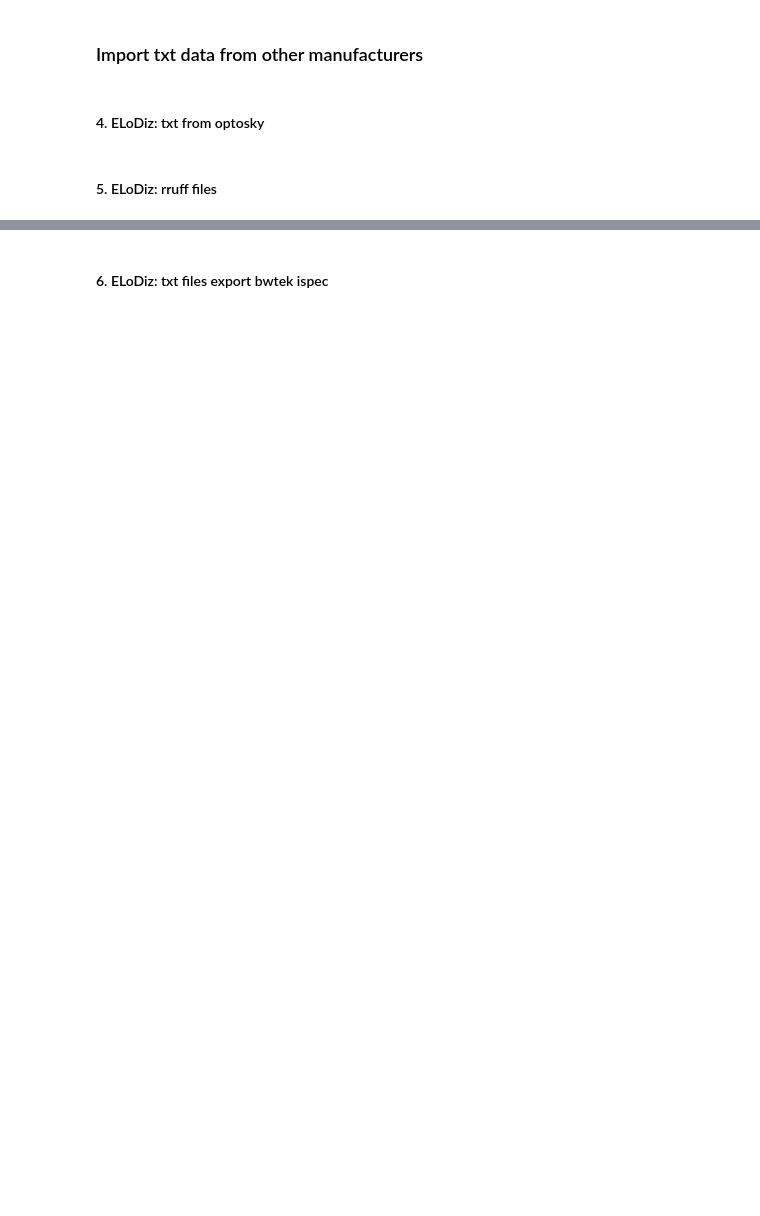
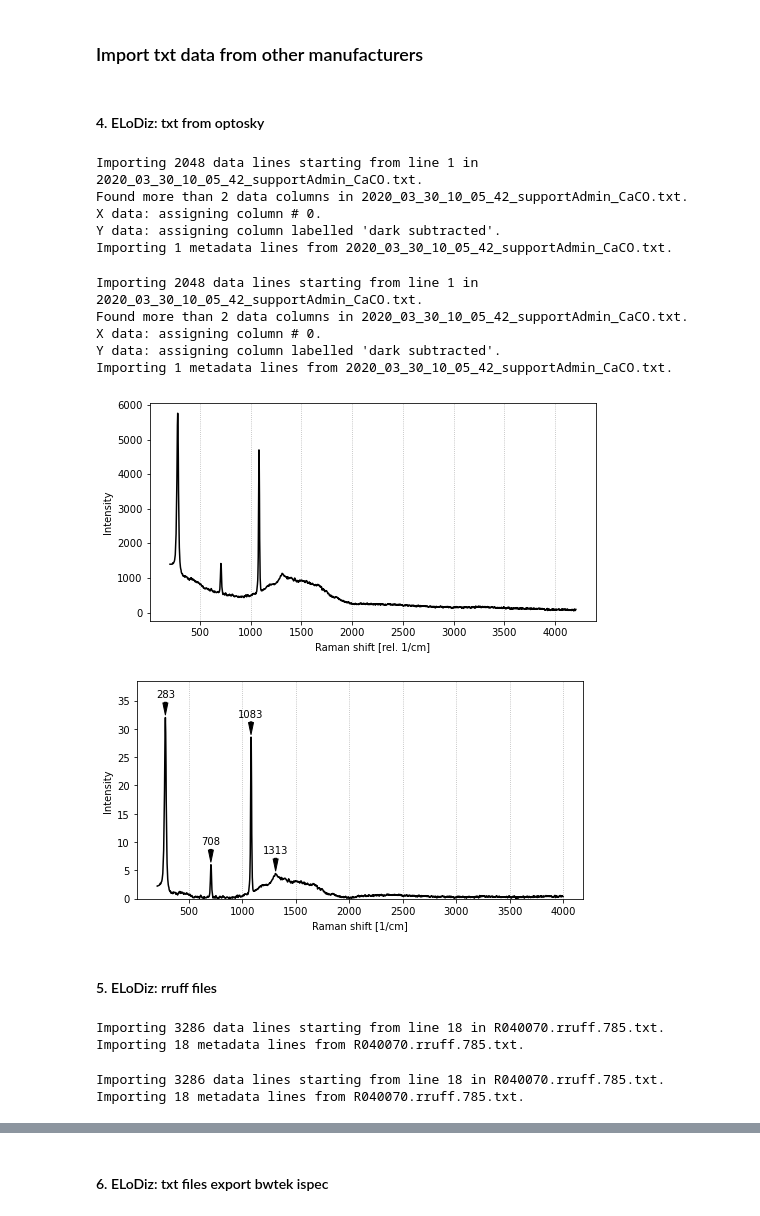
Before and after one commit to h2020charisma/ramanchada, a Jupyter notebook: Chada txt import demo.ipynb, the cells around one changed output, grey strips where cells are left out. Cells and saved outputs as stored; diff of their text form; code cells hidden in the pictures; blank space fills up the shorter version.

```diff
--- a/Chada txt import demo.ipynb
+++ b/Chada txt import demo.ipynb
@@ -99,4 +112,2 @@ assert os.path.exists(source)
 # %%
 target = r"\\vm-stor-51\alle\Projekte Kunststoffe\RD\MA\Öffentliche_Projekte\2020-01-07_230007_H2020-CHARISMA_barton\Python\charisma-raman-spectrum-harmonization\test_data\optosky.cha"
-
-target=os.path.join(TEST_FILES,"optosky.cha")
@@ -107,12 +114,28 @@ assert chada_file == target
+# %%
+create(source, target)
+# %% [output]
+Importing 2048 data lines starting from line 1 in 2020_03_30_10_05_42_supportAdmin_CaCO.txt.
+Found more than 2 data columns in 2020_03_30_10_05_42_supportAdmin_CaCO.txt.
+X data: assigning column # 0.
+Y data: assigning column labelled 'dark subtracted'.
+Importing 1 metadata lines from 2020_03_30_10_05_42_supportAdmin_CaCO.txt.
 # %%
-OPTO = chada.Chada(target)
+OPTO = Chada(target)
+# %% [output]
+Importing 2048 data lines starting from line 1 in 2020_03_30_10_05_42_supportAdmin_CaCO.txt.
+Found more than 2 data columns in 2020_03_30_10_05_42_supportAdmin_CaCO.txt.
+X data: assigning column # 0.
+Y data: assigning column labelled 'dark subtracted'.
+Importing 1 metadata lines from 2020_03_30_10_05_42_supportAdmin_CaCO.txt.
 # %%
 OPTO.plot()
 OPTO.x_crop(100,4000)
-OPTO.fit_baseline(niter=1000, smooth=11)
-OPTO.remove_baseline()
+OPTO.baseline(niter=1000, smooth=11)
 OPTO.normalize()
 OPTO.peaks(True)
+# %% [output]
+[figure, added]
+[figure, added]
 # %%
 OPTO.commit()
 # %% [markdown]
@@ -132,5 +147,13 @@ assert chada_file == target
+# %%
+create(source, target)
+# %% [output]
+Importing 3286 data lines starting from line 18 in R040070.rruff.785.txt.
+Importing 18 metadata lines from R040070.rruff.785.txt.
 # %%
-R = chada.Chada(target)
+R = Chada(target)
+# %% [output]
+Importing 3286 data lines starting from line 18 in R040070.rruff.785.txt.
+Importing 18 metadata lines from R040070.rruff.785.txt.
 # %%
 R.plot()
 R.x_crop(50,4000)
```
Also changed, not shown: parts of 78 cells of this notebook, 40 other files.
